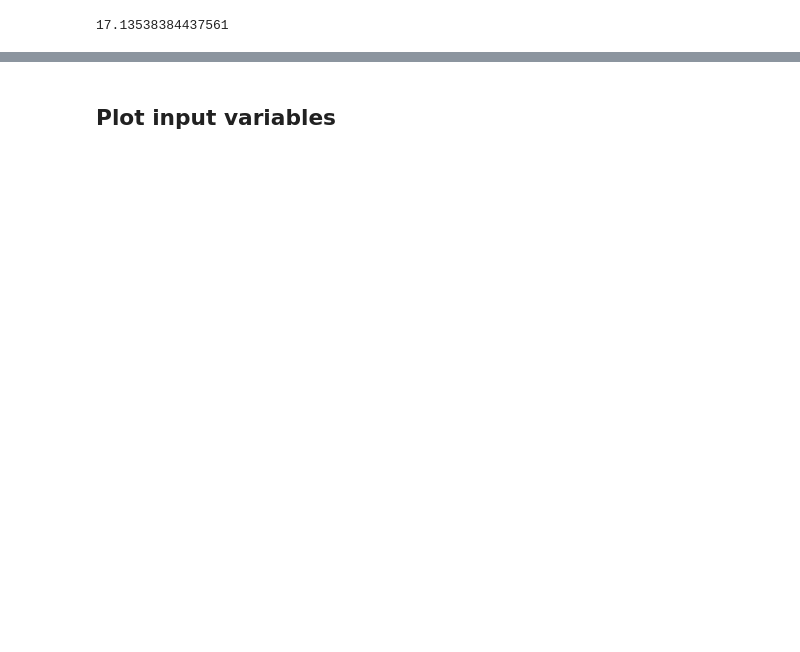
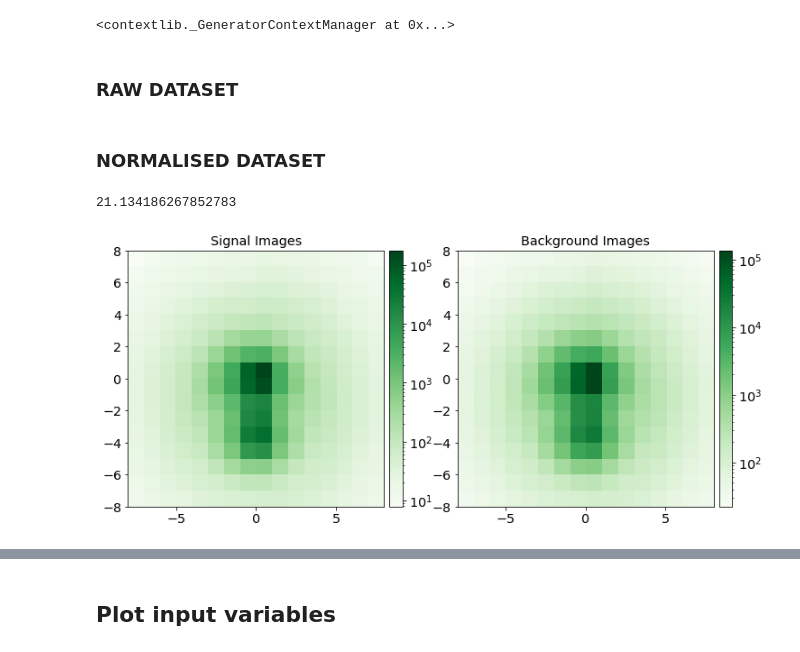
Before and after one commit to mdmorris/XAICoffea, a Jupyter notebook: CNN_preprocessing.ipynb, the cells around one changed output, grey strips where cells are left out. Cells and saved outputs as stored; diff of their text form; code cells hidden in the pictures; blank space fills up the shorter version.

Commit message:
Normalised Inputs with subjet0 at (0,0)

```diff
--- a/CNN_preprocessing.ipynb
+++ b/CNN_preprocessing.ipynb
@@ -17,14 +16,66 @@ print(data.files)
+# %%
+params = {'legend.fontsize': 'x-large',
+         'axes.labelsize': 'x-large',
+         'axes.titlesize':'x-large',
+         'xtick.labelsize':'x-large',
+         'ytick.labelsize':'x-large',
+         'figure.facecolor':'white'}
+# plt.rc('font', family='default')
+# plt.rcParams['figure.dpi'] = 115
+plt.rcParams.update(params)
+plt.style.context('default')
+# %% [output]
+<contextlib._GeneratorContextManager at 0x...>
+# %% [markdown]
+### RAW DATASET
 # %%
-s=time.time()
-data_dic={key : data[key]  for key in data.files}
-data_dic['jetImages'] = data_dic['jetImages'].reshape(len(data_dic['jetImages']),1,16,16)
-data_dic['jetpull'] = np.abs(data_dic['jetpull']/np.pi)
-data_dic['chMult'] = data_dic['chMult'].astype(int)
-data_dic['neutMult'] = data_dic['neutMult'].astype(int)
-data_dic['phoMult'] = data_dic['phoMult'].astype(int)
-data_dic['eleMult'] = data_dic['eleMult'].astype(int)
-data_dic['muMult'] = data_dic['muMult'].astype(int)
-data_dic['labels'] = data_dic['labels'].astype(int)
-print(time.time() -s )
+# s=time.time()
+# data_dic={key : data[key]  for key in data.files}
+# data_dic['jetImages'] = data_dic['jetImages'].reshape(len(data_dic['jetImages']),16,16,1)
+# data_dic['jetpull'] = np.abs(data_dic['jetpull']/np.pi)
+# data_dic['chMult'] = data_dic['chMult'].astype(int)
+# data_dic['neutMult'] = data_dic['neutMult'].astype(int)
+# data_dic['phoMult'] = data_dic['phoMult'].astype(int)
+# data_dic['eleMult'] = data_dic['eleMult'].astype(int)
+# data_dic['muMult'] = data_dic['muMult'].astype(int)
+# data_dic['labels'] = data_dic['labels'].astype(int)
+# print(time.time() -s )
-# %% [output]
-17.13538384437561
+# %% [markdown]
+### NORMALISED DATASET
+# %%
+s=time.time()
+data_dic={}
+data_dic['jetImages'] = data['jetImages'].reshape(len(data['jetImages']),16,16,1)
+for key in data.files[1:]:
+    minn = np.min(data[key])
+    maxx = np.max(data[key])
+    data_dic[key] = (data[key]-minn)/(maxx-minn)
+    if (key=='jetpull'):
+        data_dic['abs_jetpull'] = (np.abs(data['jetpull']) - np.min(np.abs(data['jetpull'])))/(np.max(np.abs(data['jetpull'])) - np.min(np.abs(data['jetpull'])))
+data_dic['labels'] = data_dic['labels'].astype(int)
+print(time.time() -s )
+# %% [output]
+21.134186267852783
+# %%
+fig = plt.figure(figsize = (12,8))
+im_sig = np.sum(data_dic['jetImages'][data_dic['labels'][:,1]==1], axis=(0,3))
+im_bkg = np.sum(data_dic['jetImages'][data_dic['labels'][:,0]==1], axis=(0,3))
+extent_sig = [-im_sig.shape[1]/2., im_sig.shape[1]/2., -im_sig.shape[0]/2., im_sig.shape[0]/2. ]
+extent_bkg = [-im_bkg.shape[1]/2., im_bkg.shape[1]/2., -im_bkg.shape[0]/2., im_bkg.shape[0]/2. ]
+
+ax1 = fig.add_subplot(121)
+im = plt.imshow(im_sig,
+                cmap='Greens', interpolation='nearest', norm=LogNorm(), extent=extent_sig)
+plt.colorbar(im,fraction=0.0467, pad=0.02)
+plt.title('Signal Images')
+
+ax2 = fig.add_subplot(122)
+im = plt.imshow(im_bkg,
+                cmap='Greens', interpolation='nearest', norm=LogNorm(), extent=extent_bkg)
+plt.colorbar(im,fraction=0.0467, pad=0.02)
+plt.title('Background Images')
+
+plt.show()
+fig.savefig("plot_CNN2D-images.png", bbox_inches='tight')
+# %% [output]
+[figure, added]
```
Also changed, not shown: parts of 30 cells of this notebook.
